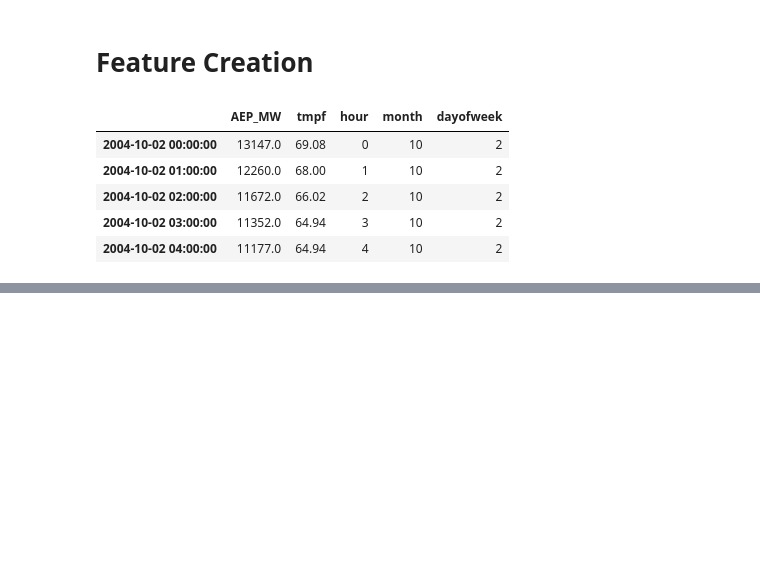
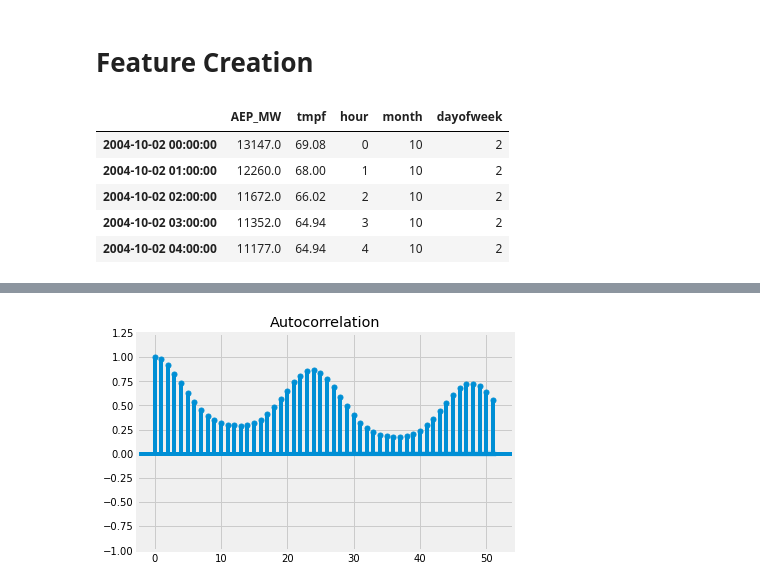
Before and after one commit to johnny-pham23/Time-Series, a Jupyter notebook: AEP_ts.ipynb, the cells around one changed output, grey strips where cells are left out. Saved outputs shown, nothing was run; the diff lists cells and outputs as text; code cells hidden in the pictures; blank space fills up the shorter version.

```diff
--- a/AEP_ts.ipynb
+++ b/AEP_ts.ipynb
@@ -228,0 +280,9 @@ df3.head()
+# %%
+# Import plot_acf() function
+from statsmodels.graphics.tsaplots import plot_acf
+# Plot the acf function on the ts_data_load set
+plot_acf(df4)
+plt.ylim(-1, 1.25)
+plt.show()
+# %% [output]
+[figure, added]
```
Also changed, not shown: parts of 7 cells of this notebook.
